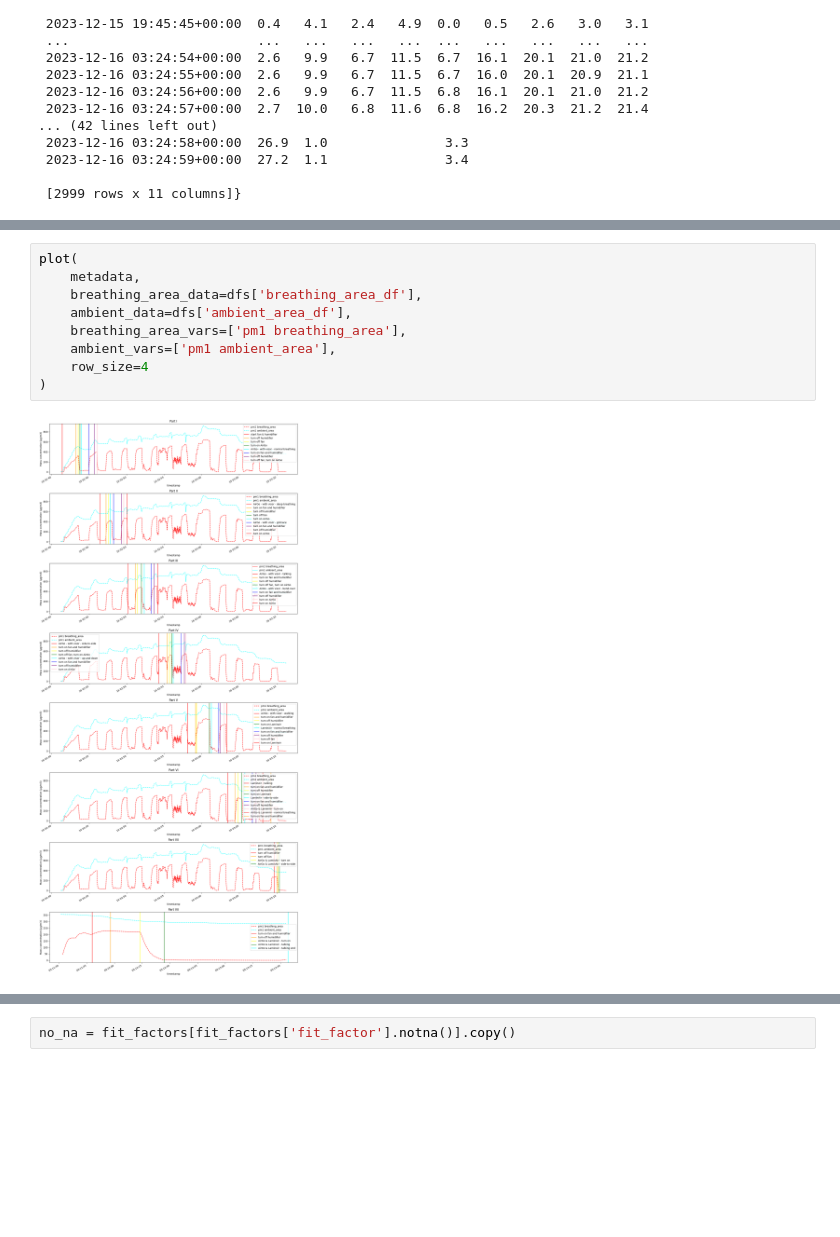
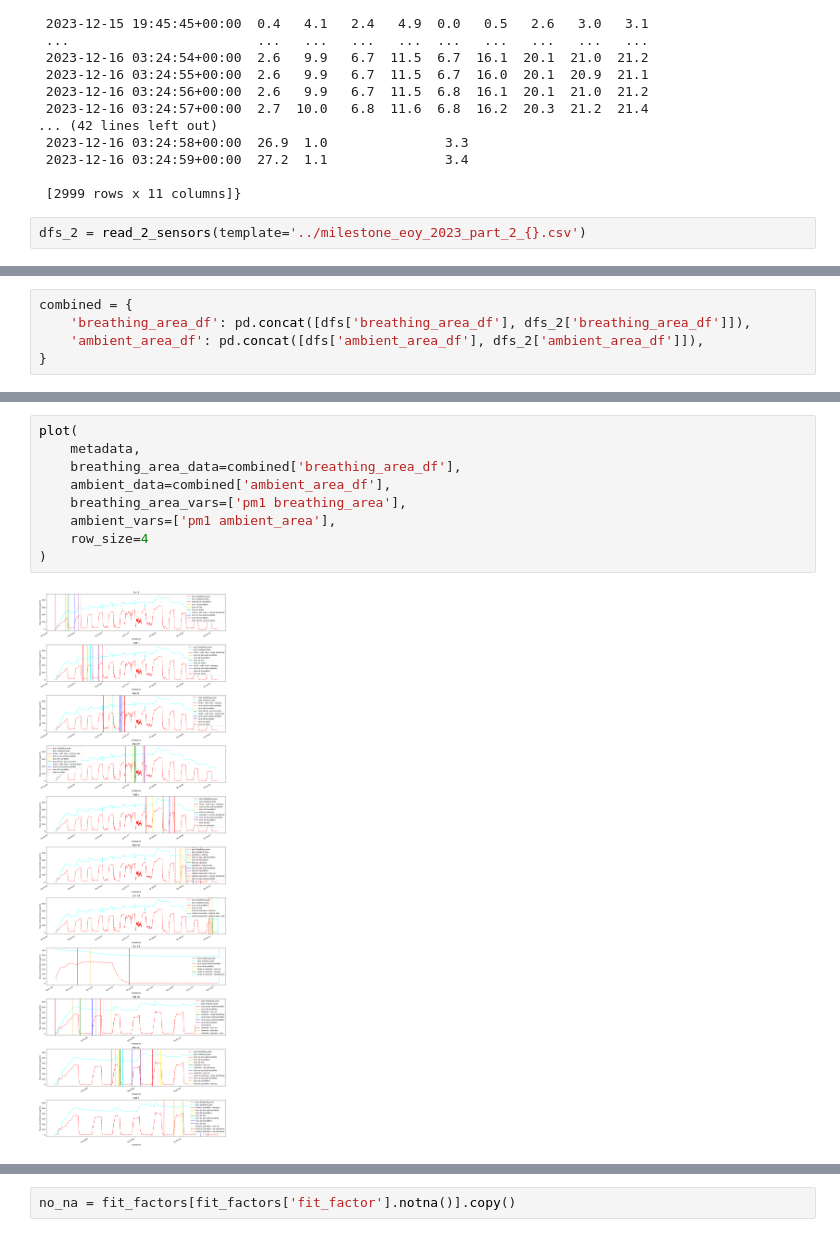
Before and after one commit to Edderic/iaq, a Jupyter notebook: notebooks/milestone-eoy-2023.ipynb, the cells around one changed output, grey strips where cells are left out. Saved outputs shown, nothing was run; the diff lists cells and outputs as text; blank space fills up the shorter version.

```diff
--- a/notebooks/milestone-eoy-2023.ipynb
+++ b/notebooks/milestone-eoy-2023.ipynb
@@ -28,3 +28,5 @@ dfs
  2023-12-16 03:24:59+00:00  27.2  1.1               3.4
 
  [2999 rows x 11 columns]}
+# %%
+dfs_2 = read_2_sensors(template='../milestone_eoy_2023_part_2_{}.csv')
@@ -31,3 +53,8 @@ dfs
+# %%
+combined = {
+    'breathing_area_df': pd.concat([dfs['breathing_area_df'], dfs_2['breathing_area_df']]),
+    'ambient_area_df': pd.concat([dfs['ambient_area_df'], dfs_2['ambient_area_df']]),
+}
 # %%
 normal_breathing_start_offset = pd.to_timedelta('15 seconds')
 start_datetime = pd.to_datetime('2023-12-15 21:41:12 -05:00')
@@ -362,14 +554,14 @@ metadata = [
 # %%
 plot(
     metadata,
-    breathing_area_data=dfs['breathing_area_df'],
-    ambient_data=dfs['ambient_area_df'],
+    breathing_area_data=combined['breathing_area_df'],
+    ambient_data=combined['ambient_area_df'],
     breathing_area_vars=['pm1 breathing_area'],
     ambient_vars=['pm1 ambient_area'],
     row_size=4
 )
 # %% [output]
-[figure, old version]
+[figure, new version]
 # %%
 fit_factors = get_fit_factors(
     [
```
Also changed, not shown: parts of 14 cells of this notebook.
